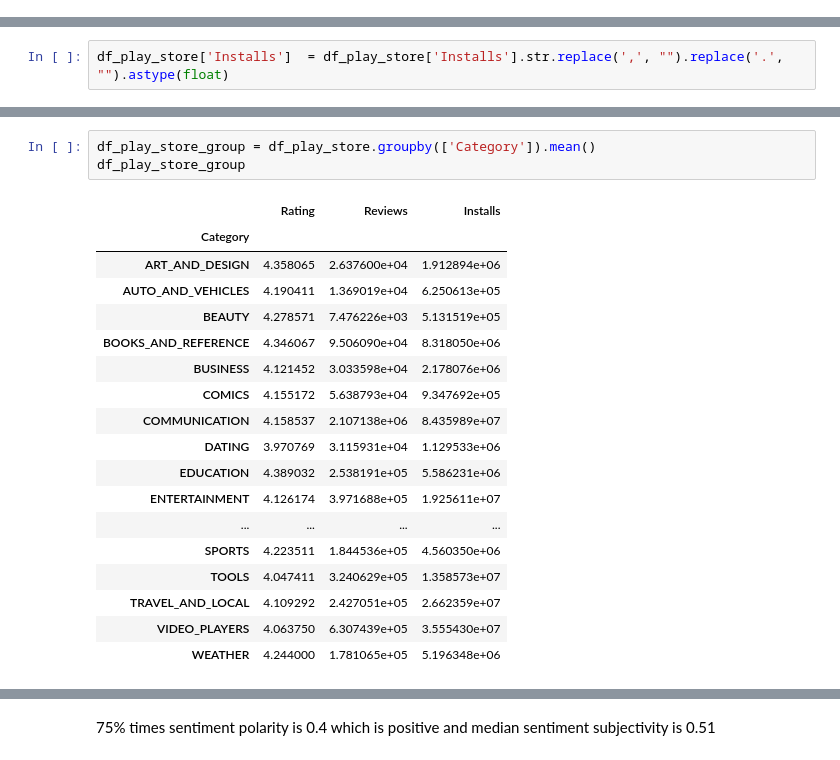
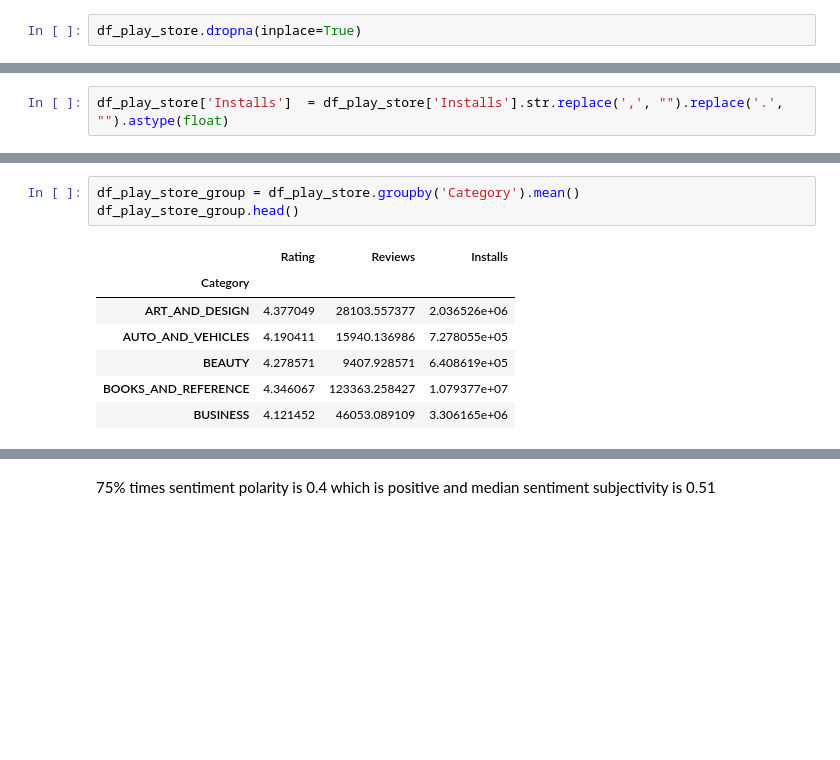
Before and after one commit to divych1/Play_Store-App_Data_Analysis, a Jupyter notebook: Divy_Chanchawat_Team_2_Capstone_Project_1.ipynb, the cells around one changed output, grey strips where cells are left out. Cells and saved outputs as stored; diff of their text form; blank space fills up the shorter version.

```diff
--- a/Divy_Chanchawat_Team_2_Capstone_Project_1.ipynb
+++ b/Divy_Chanchawat_Team_2_Capstone_Project_1.ipynb
@@ -114,3 +135,5 @@ Name: Reviews, Length: 10841, dtype: object
+# %%
+df_play_store.dropna(inplace=True)
 # %%
 index_of_row_to_del = df_play_store[df_play_store['Reviews']=='3.0M'].index
 df_play_store.drop(index_of_row_to_del , inplace=True)
@@ -154,22 +159,11 @@ df_play_store
 # %%
-df_play_store_group = df_play_store.groupby(['Category']).mean()
-df_play_store_group
+df_play_store_group = df_play_store.groupby('Category').mean()
+df_play_store_group.head()
 # %% [output]
 |  | Rating | Reviews | Installs |
 | Category |  |  |  |
-| ART_AND_DESIGN | 4.358065 | 2.637600e+04 | 1.912894e+06 |
-| AUTO_AND_VEHICLES | 4.190411 | 1.369019e+04 | 6.250613e+05 |
-| BEAUTY | 4.278571 | 7.476226e+03 | 5.131519e+05 |
-| BOOKS_AND_REFERENCE | 4.346067 | 9.506090e+04 | 8.318050e+06 |
-| BUSINESS | 4.121452 | 3.033598e+04 | 2.178076e+06 |
-| COMICS | 4.155172 | 5.638793e+04 | 9.347692e+05 |
-| COMMUNICATION | 4.158537 | 2.107138e+06 | 8.435989e+07 |
-| DATING | 3.970769 | 3.115931e+04 | 1.129533e+06 |
-| EDUCATION | 4.389032 | 2.538191e+05 | 5.586231e+06 |
-| ENTERTAINMENT | 4.126174 | 3.971688e+05 | 1.925611e+07 |
-| ... | ... | ... | ... |
-| SPORTS | 4.223511 | 1.844536e+05 | 4.560350e+06 |
-| TOOLS | 4.047411 | 3.240629e+05 | 1.358573e+07 |
-| TRAVEL_AND_LOCAL | 4.109292 | 2.427051e+05 | 2.662359e+07 |
-| VIDEO_PLAYERS | 4.063750 | 6.307439e+05 | 3.555430e+07 |
-| WEATHER | 4.244000 | 1.781065e+05 | 5.196348e+06 |
+| ART_AND_DESIGN | 4.377049 | 28103.557377 | 2.036526e+06 |
+| AUTO_AND_VEHICLES | 4.190411 | 15940.136986 | 7.278055e+05 |
+| BEAUTY | 4.278571 | 9407.928571 | 6.408619e+05 |
+| BOOKS_AND_REFERENCE | 4.346067 | 123363.258427 | 1.079377e+07 |
+| BUSINESS | 4.121452 | 46053.089109 | 3.306165e+06 |
```
Also changed, not shown: parts of 44 cells of this notebook.
